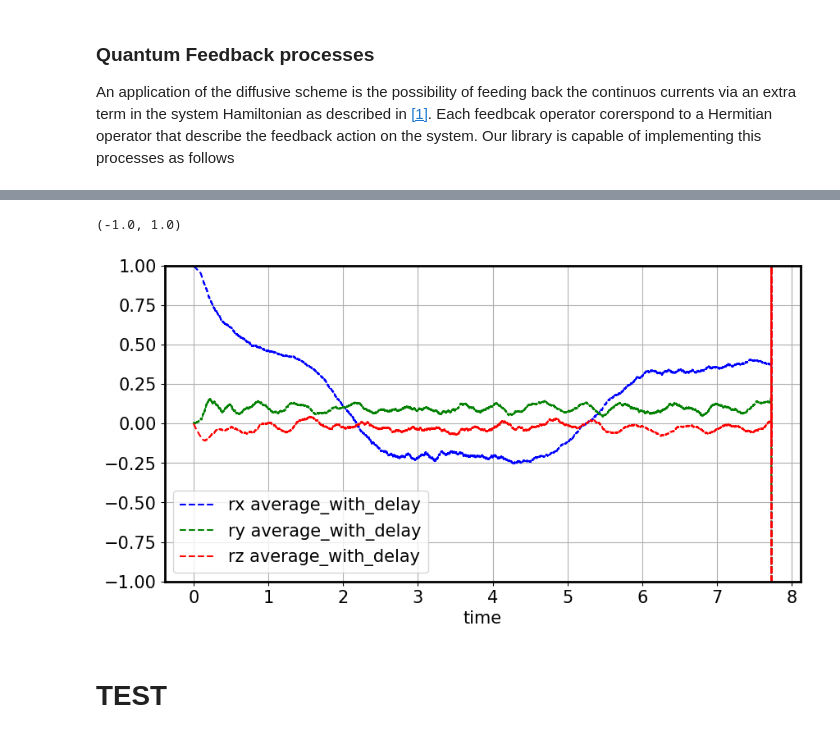
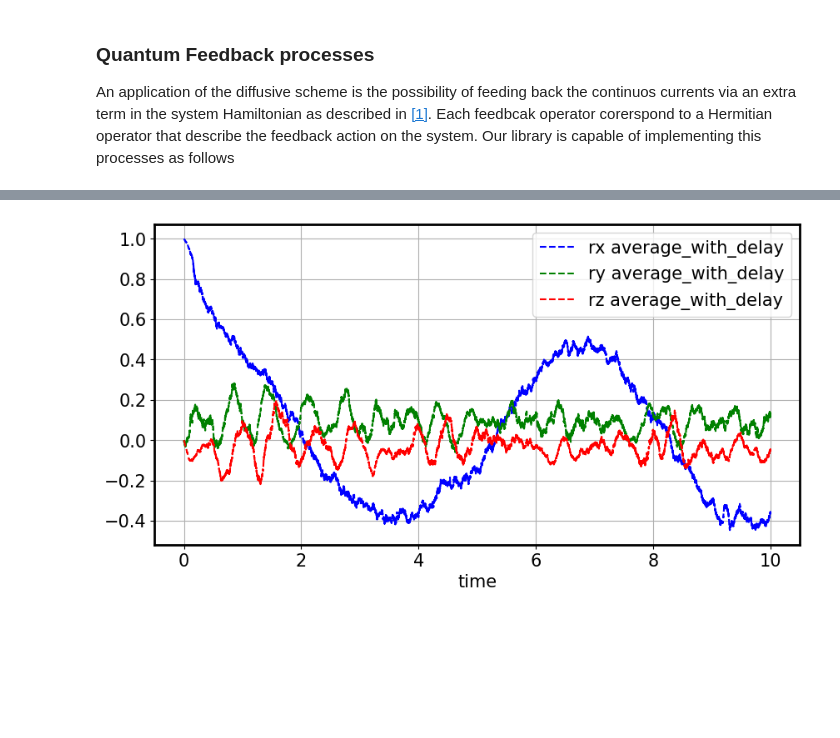
Before and after one commit to dvelozad/qt-unraveling-python, a Jupyter notebook: examples/Wiseman_Chem_Phys_268_91_2001.ipynb, the cells around one changed output, grey strips where cells are left out. Drawn from its saved outputs; the diff is of its cells as text; code cells hidden in the pictures; blank space fills up the shorter version.

```diff
--- a/examples/Wiseman_Chem_Phys_268_91_2001.ipynb
+++ b/examples/Wiseman_Chem_Phys_268_91_2001.ipynb
@@ -203,10 +236,10 @@ u_matrix = -1*np.eye(np.shape(L)[0], dtype=np.complex128)
 def F_func(t):
     num_op = 2
     F_list = np.zeros((num_op,2,2), dtype=np.complex128)
-    F_list[0] = np.sin(0.5*t)*qtr.sigmay
+    F_list[0] = np.sin(t)*qtr.sigmay
     F_list[1] = np.cos(t)*qtr.sigmaz
-    # F_list[0] = qtr.sigmay
-    # F_list[1] = qtr.sigmaz
+    #F_list[0] = qtr.sigmay
+    #F_list[1] = qtr.sigmaz
     return F_list
 # %%
 
@@ -251,4 +289,4 @@ qtr.misc.rhoBlochcomp_plot(feedback_traj_delay, timelist, label='analitical', ax
 # %%
 %%time
-n_trajectories = 1000
-average_feedback_traj_with_delay = qtr_test.feedback_methods.feedback_rho_average_delay(n_trajectories, tau=0.1)
+n_trajectories = 100
+average_feedback_traj_with_delay = qtr_test.feedback_methods.feedback_rho_average_delay(n_trajectories, tau=0.09)
@@ -255,10 +296,7 @@ average_feedback_traj_with_delay = qtr_test.feedback_methods.feedback_rho_averag
 # %%
 fig, ax = qtr.misc.figure()
 # qtr.misc.rhoBlochcomp_plot(feedback_evol, timelist, label='analitical', ax=ax, line='-')
 qtr.misc.rhoBlochcomp_plot(average_feedback_traj_with_delay, timelist, label='average_with_delay', ax=ax, line='--')
-plt.ylim(-1,1)
+#plt.ylim(-1,1)
 # %% [output]
-(-1.0, 1.0)
-[figure, old version]
+[figure, new version]
-# %% [markdown]
-# TEST
```
Also changed, not shown: parts of 42 cells of this notebook, 10 other files.
